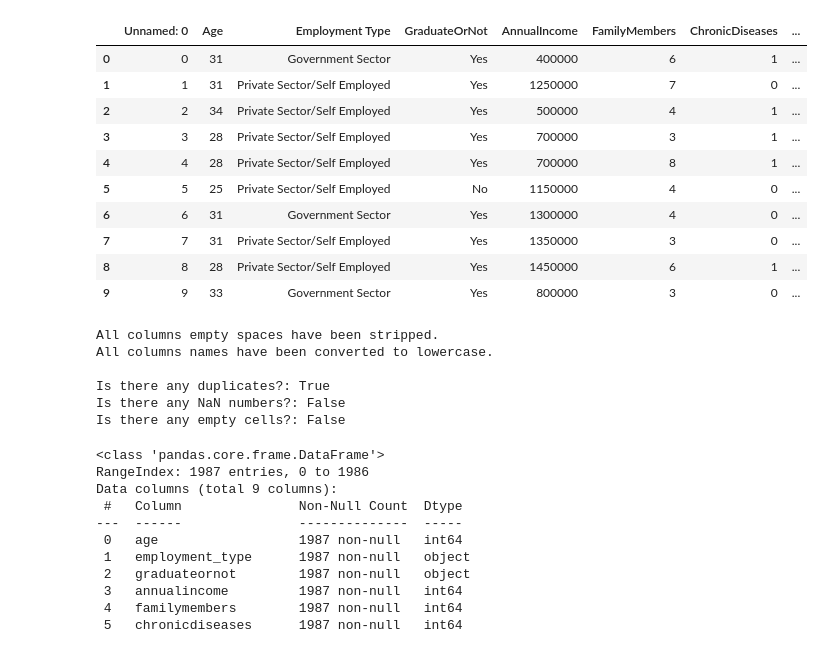
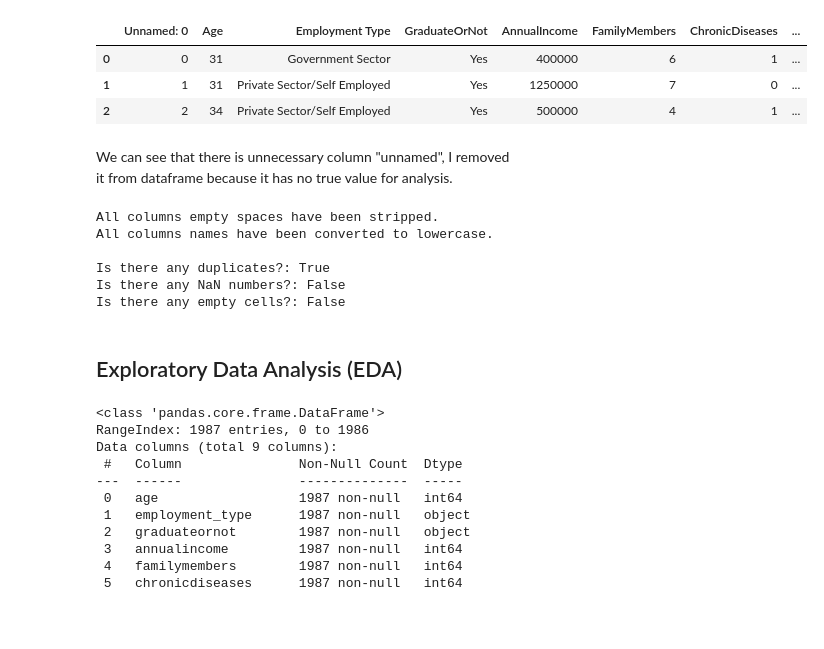
Before and after one commit to ShariYo/Modul3_Sprint1, a Jupyter notebook: project/main.ipynb, the cells around one changed output. Cells and saved outputs as stored; diff of their text form; code cells hidden in the pictures; blank space fills up the shorter version.

```diff
--- a/project/main.ipynb
+++ b/project/main.ipynb
@@ -19,19 +19,15 @@ path = r"D:\IT_projects\Turing_Colledge\Modul3\Sprint1\project\travel_insurance.
 
 travelin = pd.read_csv(path)
 # %%
-travelin.head(10)
+travelin.head(3)
 # %% [output]
 |  | Unnamed: 0 | Age | Employment Type | GraduateOrNot | AnnualIncome | FamilyMembers | ChronicDiseases | ... |
 | 0 | 0 | 31 | Government Sector | Yes | 400000 | 6 | 1 | ... |
 | 1 | 1 | 31 | Private Sector/Self Employed | Yes | 1250000 | 7 | 0 | ... |
 | 2 | 2 | 34 | Private Sector/Self Employed | Yes | 500000 | 4 | 1 | ... |
-| 3 | 3 | 28 | Private Sector/Self Employed | Yes | 700000 | 3 | 1 | ... |
-| 4 | 4 | 28 | Private Sector/Self Employed | Yes | 700000 | 8 | 1 | ... |
-| 5 | 5 | 25 | Private Sector/Self Employed | No | 1150000 | 4 | 0 | ... |
-| 6 | 6 | 31 | Government Sector | Yes | 1300000 | 4 | 0 | ... |
-| 7 | 7 | 31 | Private Sector/Self Employed | Yes | 1350000 | 3 | 0 | ... |
-| 8 | 8 | 28 | Private Sector/Self Employed | Yes | 1450000 | 6 | 1 | ... |
-| 9 | 9 | 33 | Government Sector | Yes | 800000 | 3 | 0 | ... |
+# %% [markdown]
+We can see that there is unnecessary column "unnamed", I removed
+it from dataframe because it has no true value for analysis.
 # %%
 travelin = travelin.drop(columns=travelin.columns[0])
 # %%
@@ -44,6 +40,8 @@ All columns names have been converted to lowercase.
 Is there any duplicates?: True
 Is there any NaN numbers?: False
 Is there any empty cells?: False
+# %% [markdown]
+## Exploratory Data Analysis (EDA)
 # %%
 travelin.info()
 # %% [output]
```
Also changed, not shown: parts of 10 cells of this notebook.
